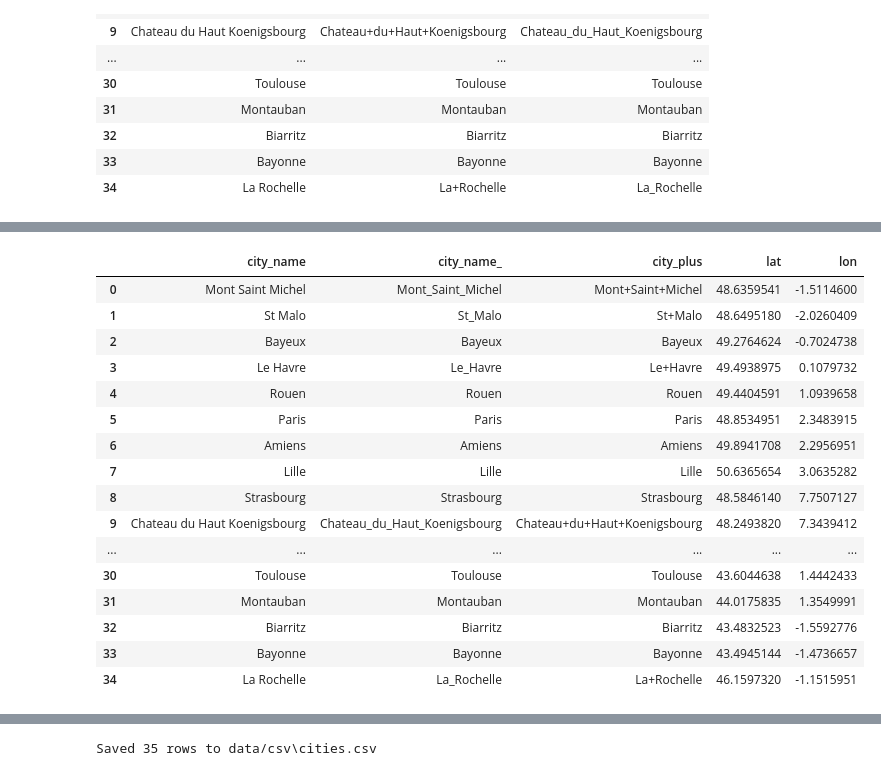
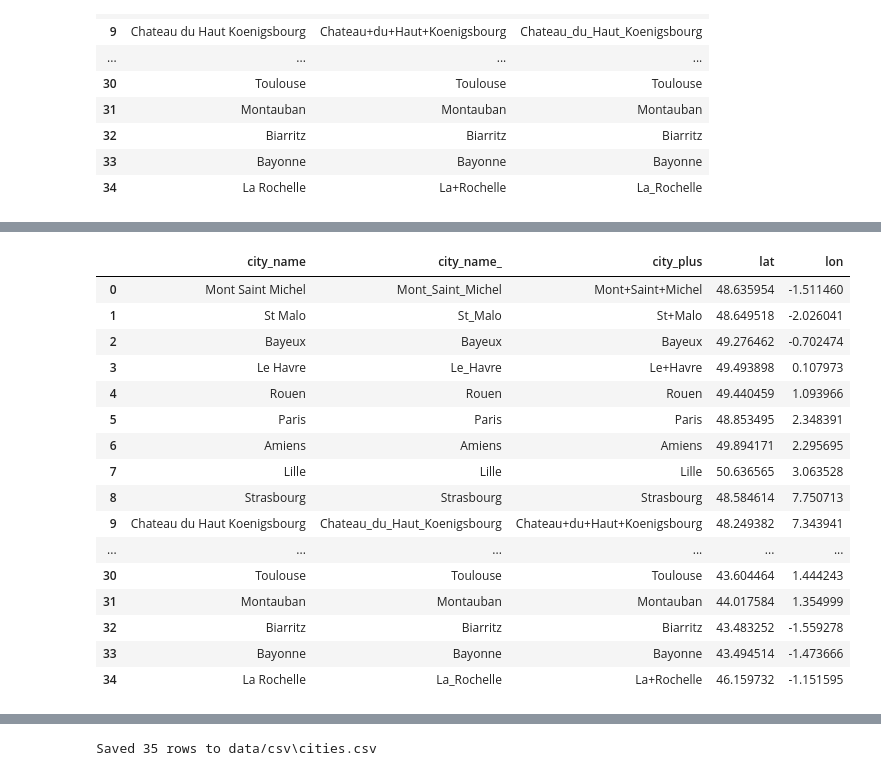
Before and after one commit to cyrilbraguy/Bl1_kayak, a Jupyter notebook: 01-Plan_your_trip_with_Kayak_cyril.ipynb, the cells around one changed output, grey strips where cells are left out. Cells and saved outputs as stored; diff of their text form; code cells hidden in the pictures.

```diff
--- a/01-Plan_your_trip_with_Kayak_cyril.ipynb
+++ b/01-Plan_your_trip_with_Kayak_cyril.ipynb
@@ -516,6 +598,8 @@ def get_coordinates_cities(cities_list_df) -> pd.DataFrame:
             })
 
     results_df = pd.DataFrame(results)
+    results_df["lat"] = pd.to_numeric(results_df["lat"], errors="coerce")
+    results_df["lon"] = pd.to_numeric(results_df["lon"], errors="coerce")
     return results_df
 
 
@@ -544,17 +611,17 @@ La Rochelle coord : [{'place_id': 289000003, 'licence': 'Data © OpenStreetMap c
 |  | city_name | city_name_ | city_plus | lat | lon |
-| 0 | Mont Saint Michel | Mont_Saint_Michel | Mont+Saint+Michel | 48.6359541 | -1.5114600 |
-| 1 | St Malo | St_Malo | St+Malo | 48.6495180 | -2.0260409 |
-| 2 | Bayeux | Bayeux | Bayeux | 49.2764624 | -0.7024738 |
-| 3 | Le Havre | Le_Havre | Le+Havre | 49.4938975 | 0.1079732 |
-| 4 | Rouen | Rouen | Rouen | 49.4404591 | 1.0939658 |
-| 5 | Paris | Paris | Paris | 48.8534951 | 2.3483915 |
-| 6 | Amiens | Amiens | Amiens | 49.8941708 | 2.2956951 |
-| 7 | Lille | Lille | Lille | 50.6365654 | 3.0635282 |
-| 8 | Strasbourg | Strasbourg | Strasbourg | 48.5846140 | 7.7507127 |
-| 9 | Chateau du Haut Koenigsbourg | Chateau_du_Haut_Koenigsbourg | Chateau+du+Haut+Koenigsbourg | 48.2493820 | 7.3439412 |
+| 0 | Mont Saint Michel | Mont_Saint_Michel | Mont+Saint+Michel | 48.635954 | -1.511460 |
+| 1 | St Malo | St_Malo | St+Malo | 48.649518 | -2.026041 |
+| 2 | Bayeux | Bayeux | Bayeux | 49.276462 | -0.702474 |
+| 3 | Le Havre | Le_Havre | Le+Havre | 49.493898 | 0.107973 |
+| 4 | Rouen | Rouen | Rouen | 49.440459 | 1.093966 |
+| 5 | Paris | Paris | Paris | 48.853495 | 2.348391 |
+| 6 | Amiens | Amiens | Amiens | 49.894171 | 2.295695 |
+| 7 | Lille | Lille | Lille | 50.636565 | 3.063528 |
+| 8 | Strasbourg | Strasbourg | Strasbourg | 48.584614 | 7.750713 |
+| 9 | Chateau du Haut Koenigsbourg | Chateau_du_Haut_Koenigsbourg | Chateau+du+Haut+Koenigsbourg | 48.249382 | 7.343941 |
 | ... | ... | ... | ... | ... | ... |
-| 30 | Toulouse | Toulouse | Toulouse | 43.6044638 | 1.4442433 |
-| 31 | Montauban | Montauban | Montauban | 44.0175835 | 1.3549991 |
-| 32 | Biarritz | Biarritz | Biarritz | 43.4832523 | -1.5592776 |
-| 33 | Bayonne | Bayonne | Bayonne | 43.4945144 | -1.4736657 |
-| 34 | La Rochelle | La_Rochelle | La+Rochelle | 46.1597320 | -1.1515951 |
+| 30 | Toulouse | Toulouse | Toulouse | 43.604464 | 1.444243 |
+| 31 | Montauban | Montauban | Montauban | 44.017584 | 1.354999 |
+| 32 | Biarritz | Biarritz | Biarritz | 43.483252 | -1.559278 |
+| 33 | Bayonne | Bayonne | Bayonne | 43.494514 | -1.473666 |
+| 34 | La Rochelle | La_Rochelle | La+Rochelle | 46.159732 | -1.151595 |
```
Also changed, not shown: parts of 26 cells of this notebook, 12 other files.
